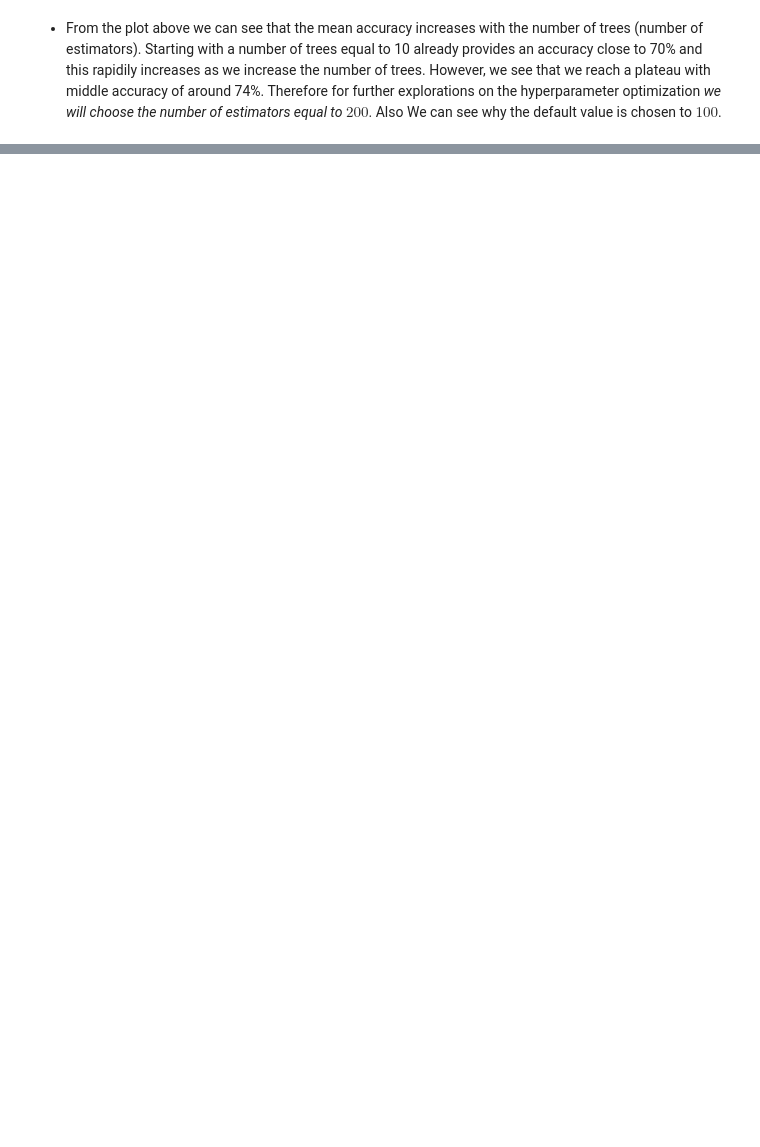
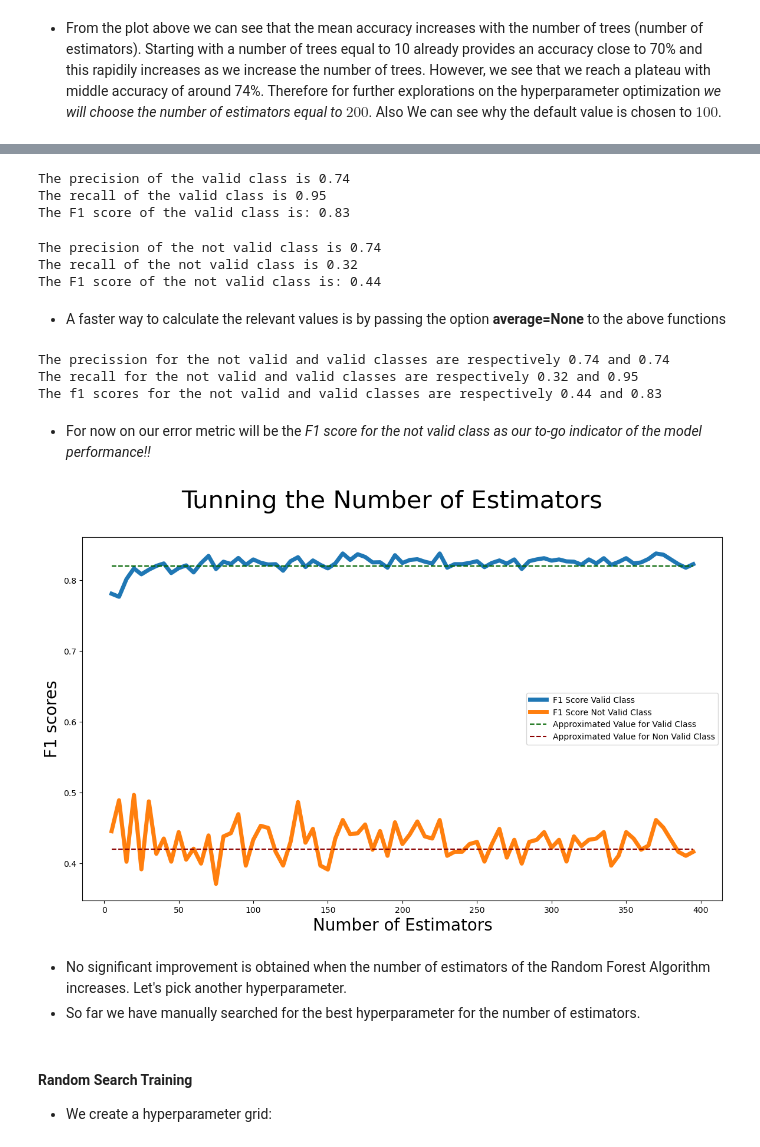
Before and after one commit to Alfredo-Vargas/ai4im, a Jupyter notebook: data/simulated/ai4im-fea.ipynb, the cells around one changed output, grey strips where cells are left out. Cells and saved outputs as stored; diff of their text form; code cells hidden in the pictures; blank space fills up the shorter version.

Commit message:
pre grid search

```diff
--- a/data/simulated/ai4im-fea.ipynb
+++ b/data/simulated/ai4im-fea.ipynb
@@ -353,0 +400,24 @@ The unbalanced of the test set has:
+# %%
+precision_valid_class = tp / (tp + fp)
+recall_valid_class = tp / (tp + fn)
+f1_valid_class = 2 * precision_valid_class * recall_valid_class / (precision_valid_class + recall_valid_class)
+print(f"The precision of the valid class is {precision_valid_class:.2f}\n\
+The recall of the valid class is {recall_valid_class:.2f}\n\
+The F1 score of the valid class is: {f1_valid_class:.2f}")
+# %% [output]
+The precision of the valid class is 0.74
+The recall of the valid class is 0.95
+The F1 score of the valid class is: 0.83
+# %%
+precision_not_valid_class = tn / (tn + fn)
+recall_not_valid_class = tn / (tn + fp)
+f1_not_valid_class = 2 * precision_not_valid_class * recall_not_valid_class / (precision_not_valid_class + recall_not_valid_class)
+print(f"The precision of the not valid class is {precision_not_valid_class:.2f}\n\
+The recall of the not valid class is {recall_not_valid_class:.2f}\n\
+The F1 score of the not valid class is: {f1_not_valid_class:.2f}")
+# %% [output]
+The precision of the not valid class is 0.74
+The recall of the not valid class is 0.32
+The F1 score of the not valid class is: 0.44
+# %% [markdown]
+- A faster way to calculate the relevant values is by passing the option **average=None** to the above functions
@@ -353,0 +431,38 @@ The unbalanced of the test set has:
+# %%
+print(f"The precission for the not valid and valid classes are respectively {precisions[0]:.2f} and {precisions[1]:.2f}")
+print(f"The recall for the not valid and valid classes are respectively {recalls[0]:.2f} and {recalls[1]:.2f}")
+print(f"The f1 scores for the not valid and valid classes are respectively {f1_scores[0]:.2f} and {f1_scores[1]:.2f}")
+# %% [output]
+The precission for the not valid and valid classes are respectively 0.74 and 0.74
+The recall for the not valid and valid classes are respectively 0.32 and 0.95
+The f1 scores for the not valid and valid classes are respectively 0.44 and 0.83
+# %% [markdown]
+- For now on our error metric will be the _F1 score for the not valid class as our to-go indicator of the model performance!!_
+# %%
+f1_scores_not_valid_rfc = []
+f1_scores_valid_rfc = []
+for prediction in predictions_rfc:
+    f1_scores_rfc = f1_score(y_test, prediction, average=None)
+    f1_scores_not_valid_rfc.append(f1_scores_rfc[0])
+    f1_scores_valid_rfc.append(f1_scores_rfc[1])
+# %%
+fig_rfc = plt.figure(figsize=[14, 8])
+fs = 20  # fontsize
+lw = 5  # linewidth
+fig_rfc.suptitle("Tunning the Number of Estimators", fontsize=fs * 1.5)
+plt.xlabel("Number of Estimators", fontsize=fs)
+plt.ylabel("F1 scores", fontsize=fs)
+plt.plot(n_trees_list, f1_scores_valid_rfc, linewidth=lw, label="F1 Score Valid Class")
+plt.plot(n_trees_list, f1_scores_not_valid_rfc, linewidth=lw, label="F1 Score Not Valid Class")
+plt.hlines(0.82, min(n_trees_list), max(n_trees_list), color='darkgreen', linestyle='dashed', label='Approximated Value for Valid Class')
+plt.hlines(0.42, min(n_trees_list), max(n_trees_list), color='darkred', linestyle='dashed', label='Approximated Value for Non Valid Class')
+plt.legend()
+plt.show()
+# %% [output]
+[figure, added]
+# %% [markdown]
+- No significant improvement is obtained when the number of estimators of the Random Forest Algorithm increases. Let's pick another hyperparameter.
+- So far we have manually searched for the best hyperparameter for the number of estimators.
+# %% [markdown]
+#### Random Search Training
+- We create a hyperparameter grid:
```
Also changed, not shown: parts of 17 cells of this notebook.
